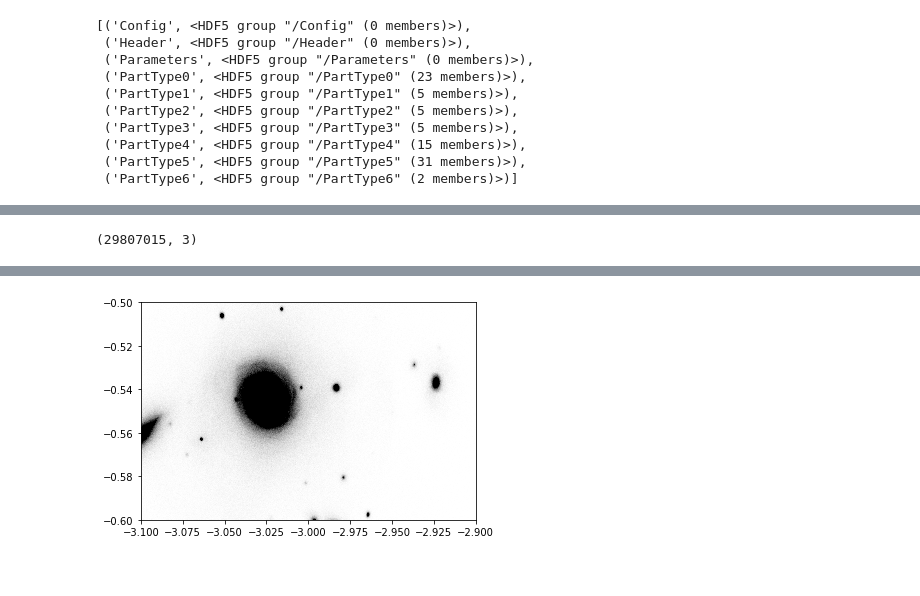
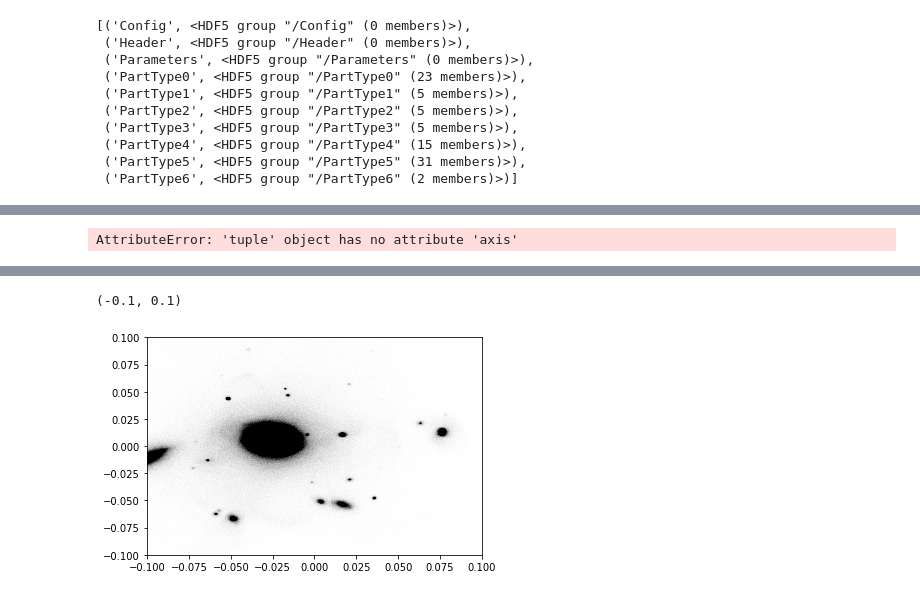
Before and after one commit to ornemarioni/gradients, a Jupyter notebook: programs/read_HESTIA.ipynb, the cells around one changed output, grey strips where cells are left out. Cells and saved outputs as stored; diff of their text form; code cells hidden in the pictures.

```diff
--- a/programs/read_HESTIA.ipynb
+++ b/programs/read_HESTIA.ipynb
@@ -145,17 +106,20 @@ Wall time: 4.87 s
 # %%
-coordinates = np.vstack([r["coordinates"] for r in results])
-velc = np.vstack([r["velocities"] for r in results])
+for r in results:
+    pos_str = np.concatenate(r['StrPos'])
+#     pos_drk = np.concatenate(r['DrkPos'])
+
+# velc = np.vstack([r["velocities"] for r in results])
 # %%
 np.shape(coordinates)
 # %% [output]
-(29807015, 3)
+AttributeError: 'tuple' object has no attribute 'axis'
 # %%
 %matplotlib inline
 # %%
-x = coordinates[:,0]-50
-y = coordinates[:,1]-50
-z = coordinates[:,2]-50
+x = coordinates[:,0]-46.95
+y = coordinates[:,1]-49.45
+z = coordinates[:,2]-51.7
 
 r = np.sqrt(x**2 + y**2 + z**2)
 
-mask, = np.where(r<5)
+mask, = np.where(r<0.1)
@@ -162,5 +130,9 @@ mask, = np.where(r<5)
 # %%
+%%time
+import matplotlib.pyplot as plt
 plt.plot(x[mask],y[mask],'.k',markersize=0.005)
-plt.xlim(-3.1,-2.9)
-plt.ylim(-0.6,-0.5)
+# def _plot(x,y):
+# plt.hexbin(x,y)
+plt.xlim(-0.1,0.1)
+plt.ylim(-0.1,0.1)
 # %% [output]
@@ -168 +141,2 @@ plt.ylim(-0.6,-0.5)
+(-0.1, 0.1)
-[figure, old version]
+[figure, new version]
```
Also changed, not shown: parts of 32 cells of this notebook.
